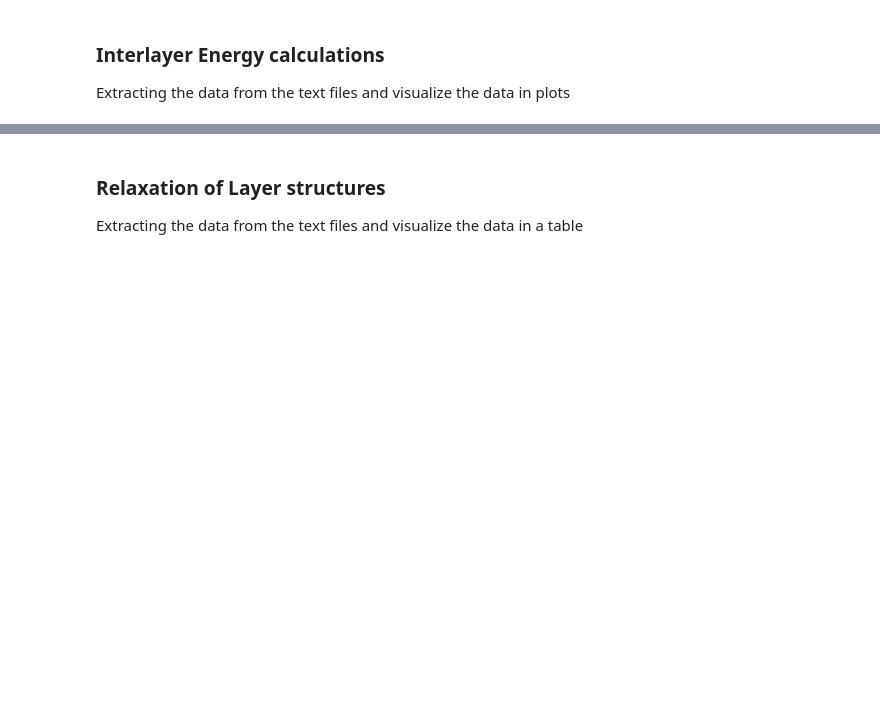
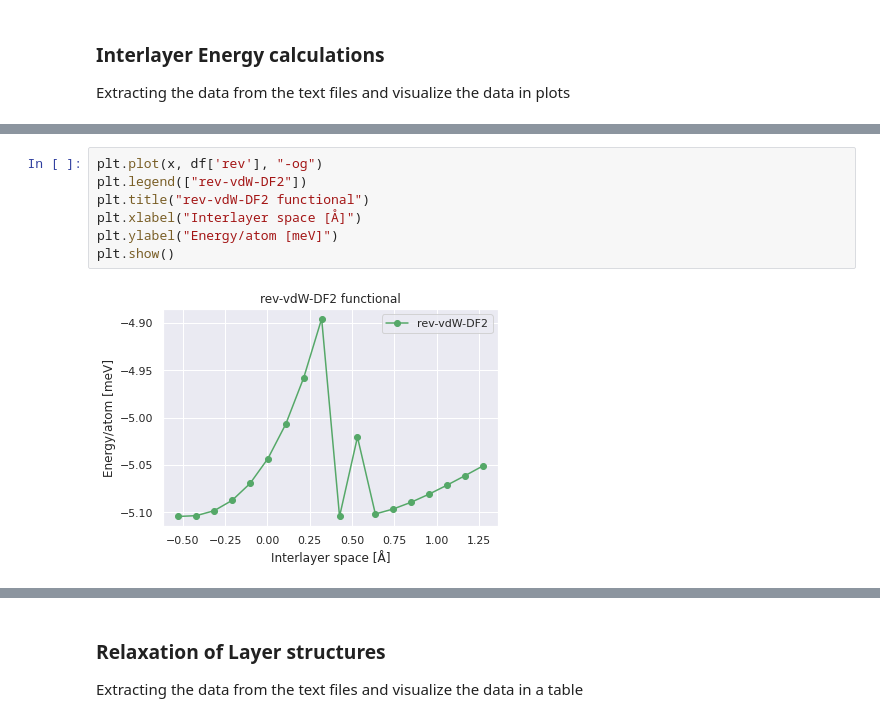
Before and after one commit to Moejay10/DFT, a Jupyter notebook: Code/DFT_Python.ipynb, the cells around one changed output, grey strips where cells are left out. Drawn from its saved outputs; the diff is of its cells as text; blank space fills up the shorter version.

```diff
--- a/Code/DFT_Python.ipynb
+++ b/Code/DFT_Python.ipynb
@@ -204,0 +257,9 @@ plt.show()
+# %%
+plt.plot(x, df['rev'], "-og")
+plt.legend(["rev-vdW-DF2"])
+plt.title("rev-vdW-DF2 functional")
+plt.xlabel("Interlayer space [Å]")
+plt.ylabel("Energy/atom [meV]")
+plt.show()
+# %% [output]
+[figure, added]
```
Also changed, not shown: parts of 15 cells of this notebook.
